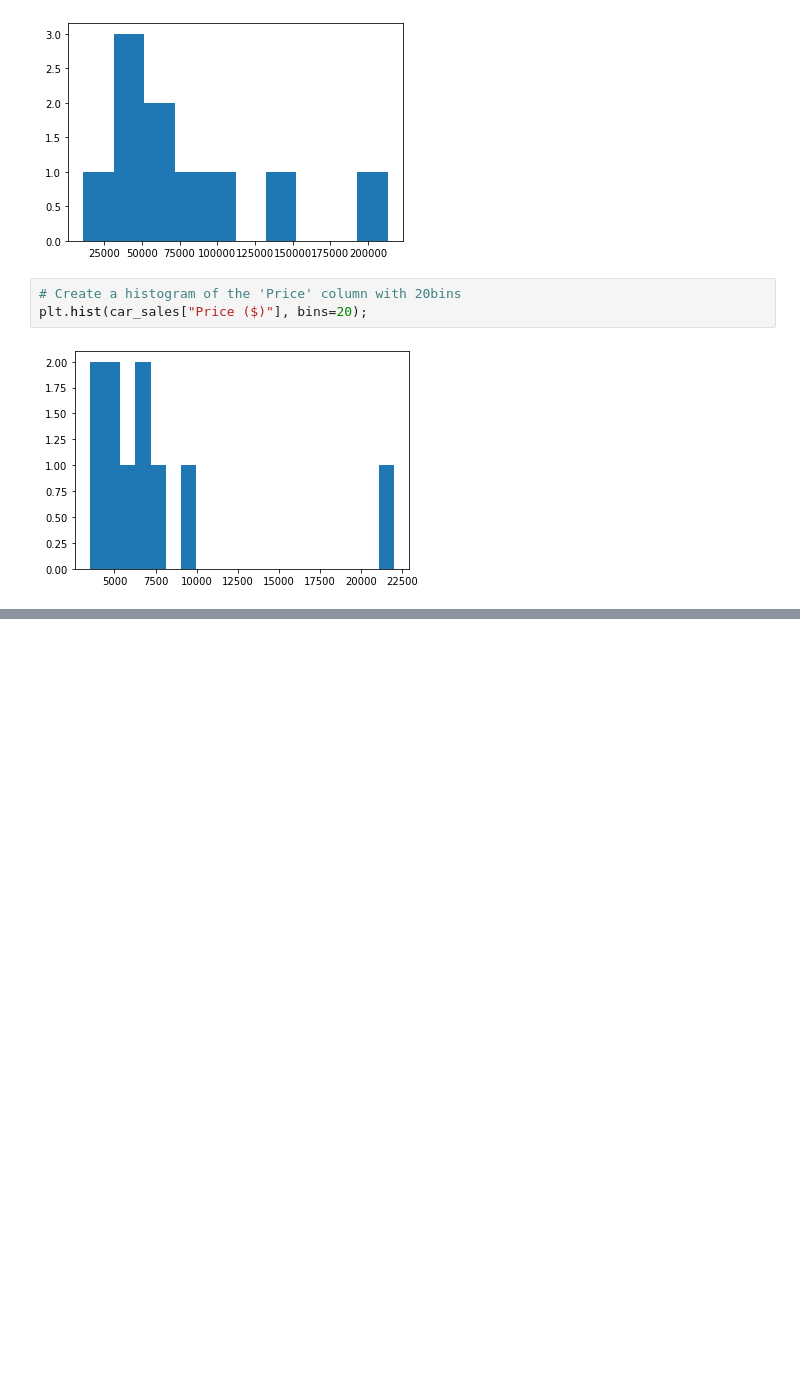
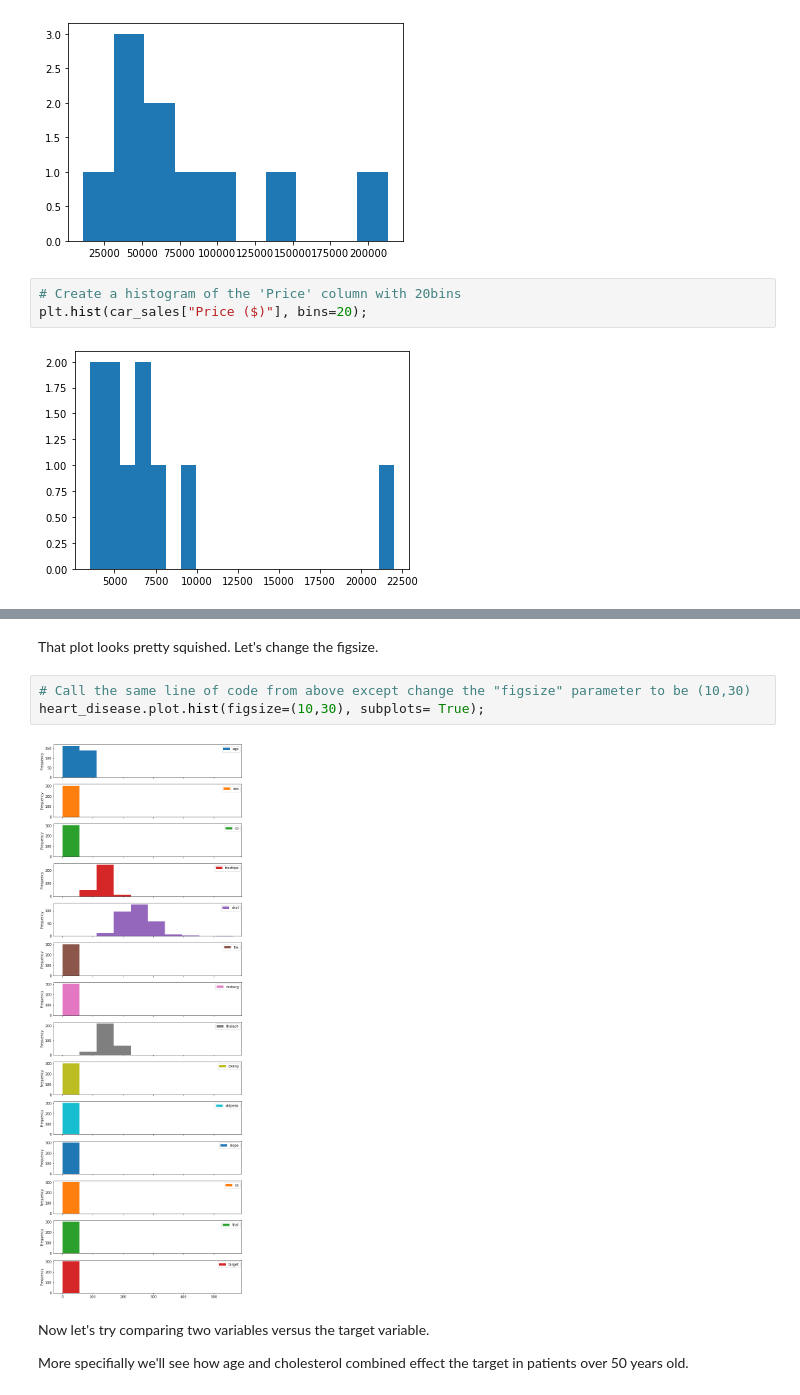
Before and after one commit to SaketMunda/ml-ds-tools-library-introduction, a Jupyter notebook: matplotlib-exercises.ipynb, the cells around one changed output, grey strips where cells are left out. Drawn from its saved outputs; the diff is of its cells as text; blank space fills up the shorter version.

```diff
--- a/matplotlib-exercises.ipynb
+++ b/matplotlib-exercises.ipynb
@@ -335,0 +370,11 @@ plt.hist(car_sales["Price ($)"], bins=20);
+# %% [markdown]
+That plot looks pretty squished. Let's change the figsize.
+# %%
+# Call the same line of code from above except change the "figsize" parameter to be (10,30)
+heart_disease.plot.hist(figsize=(10,30), subplots= True);
+# %% [output]
+[figure, added]
+# %% [markdown]
+Now let's try comparing two variables versus the target variable.
+
+More specifially we'll see how age and cholesterol combined effect the target in patients over 50 years old.
```
Also changed, not shown: parts of 19 cells of this notebook, 1 other file.
